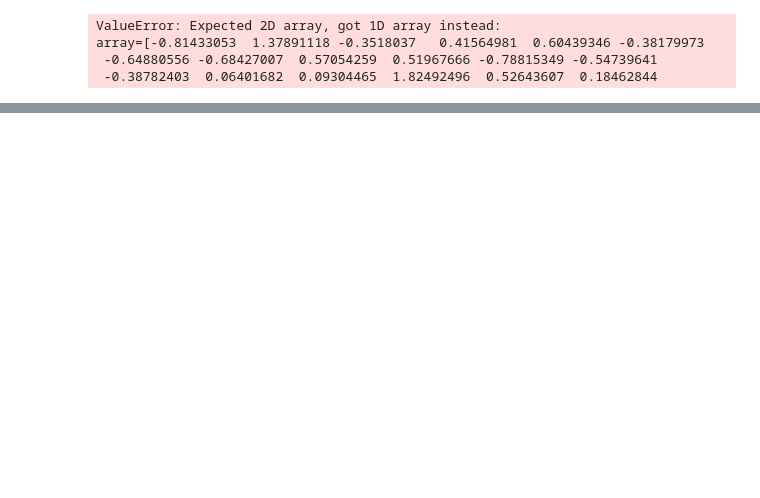
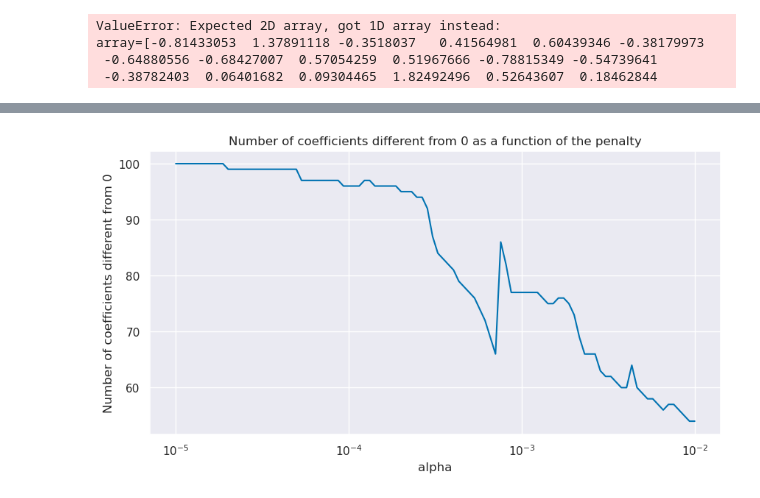
Before and after one commit to Dardare-Clement/SD-TSIA204, a Jupyter notebook: TP2/SD-TSIA204_lab2_dardare_clement.ipynb, the cells around one changed output, grey strips where cells are left out. Saved outputs shown, nothing was run; the diff lists cells and outputs as text; code cells hidden in the pictures; blank space fills up the shorter version.

```diff
--- a/TP2/SD-TSIA204_lab2_dardare_clement.ipynb
+++ b/TP2/SD-TSIA204_lab2_dardare_clement.ipynb
@@ -310,0 +300,32 @@ df_coef
+# %%
+#a)
+train_mse = []
+test_mse = []
+alpha_values2 = np.logspace(-5, -2, num=100, base=10)
+
+nb_coef_non_null = []
+for pen in alpha_values2:
+    model = Lasso(alpha = pen, tol=0.05, max_iter=10000)
+    model = model.fit(X_train, Y_train)
+    coefs = model.coef_
+    Y_train_pred = X_train @ coefs
+    Y_test_pred = X_test @ coefs
+    train_mse.append(mean_squared_error(Y_train, Y_train_pred))
+    test_mse.append(mean_squared_error(Y_test, Y_test_pred))
+    nb_coef = 0
+    #print(np.array(Y_test).shape)
+    for coef in coefs:
+        if coef != 0:
+            nb_coef += 1
+    nb_coef_non_null.append(nb_coef)
+# %%
+
+fig, ax = plt.subplots(figsize=(10, 5))
+ax.plot(alpha_values2, nb_coef_non_null)
+ax.set_xscale('log')
+ax.set_xlabel('alpha')
+ax.set_ylabel('Number of coefficients different from 0')
+ax.set_title('Number of coefficients different from 0 as a function of the penalty')
+plt.show()
+# %% [output]
+[figure, added]
```
Also changed, not shown: parts of 13 cells of this notebook.
